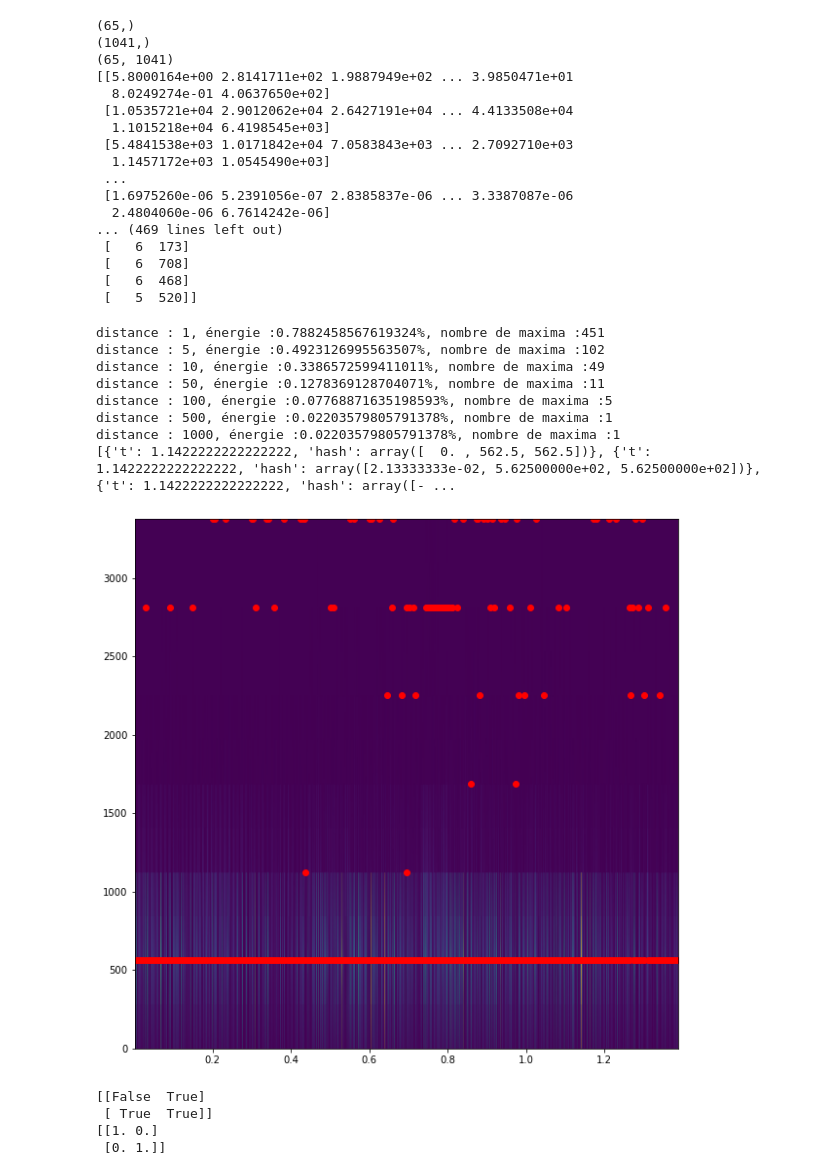
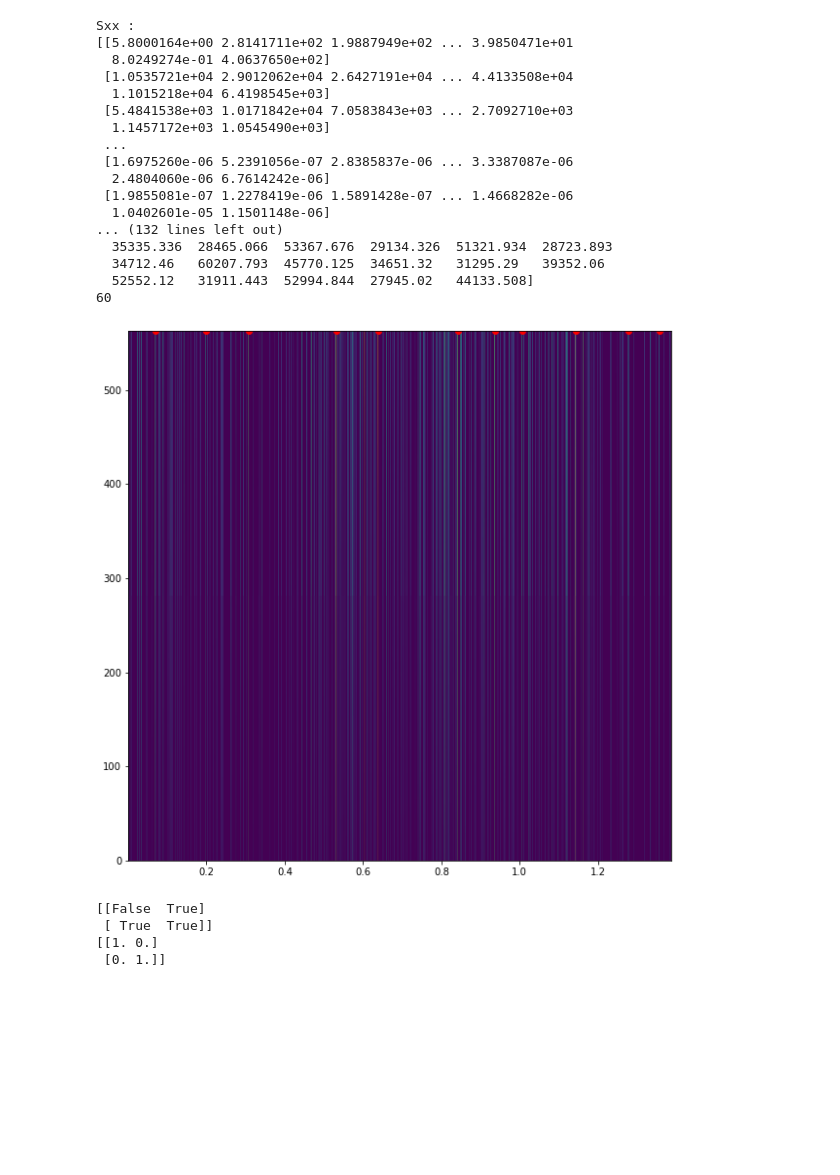
Before and after one commit to KilianPrvst/Projet_TDS, a Jupyter notebook: cr.ipynb, the cells around one changed output. Drawn from its saved outputs; the diff is of its cells as text; code cells hidden in the pictures; blank space fills up the shorter version.

```diff
--- a/cr.ipynb
+++ b/cr.ipynb
@@ -175,43 +193,34 @@ class Encoding:
 # %%
 # ----------------------------------------------
 # Run the script
 # ----------------------------------------------
 if __name__ == '__main__':
 
-    encoder = Encoding('samples\In The Throes - Asher Fulero.wav')
+    encoder = Encoding('samples\In The Throes - Asher Fulero.wav',tmin = 0, duration = None)
     fs, s = read('samples\In The Throes - Asher Fulero.wav')
     encoder.process(fs, s[800000:900000])
-    #encoder.display_spectrogram(display_anchors=True)
     encoder.display_spectrogram()
-    encoder.compare_distance()
-    print(encoder.hashes)
+    # #encoder.display_spectrogram(display_anchors=True)
+    print(len(encoder.hashes))
 # %% [output]
-(65,)
-(1041,)
-(65, 1041)
+Sxx :
 [[5.8000164e+00 2.8141711e+02 1.9887949e+02 ... 3.9850471e+01
   8.0249274e-01 4.0637650e+02]
  [1.0535721e+04 2.9012062e+04 2.6427191e+04 ... 4.4133508e+04
   1.1015218e+04 6.4198545e+03]
  [5.4841538e+03 1.0171842e+04 7.0583843e+03 ... 2.7092710e+03
   1.1457172e+03 1.0545490e+03]
  ...
  [1.6975260e-06 5.2391056e-07 2.8385837e-06 ... 3.3387087e-06
   2.4804060e-06 6.7614242e-06]
-... (469 lines left out)
- [   6  173]
- [   6  708]
- [   6  468]
- [   5  520]]
+ [1.9855081e-07 1.2278419e-06 1.5891428e-07 ... 1.4668282e-06
+  1.0402601e-05 1.1501148e-06]
+... (132 lines left out)
+  35335.336  28465.066  53367.676  29134.326  51321.934  28723.893
+  34712.46   60207.793  45770.125  34651.32   31295.29   39352.06
+  52552.12   31911.443  52994.844  27945.02   44133.508]
+60
-distance : 1, énergie :0.7882458567619324%, nombre de maxima :451
-distance : 5, énergie :0.4923126995563507%, nombre de maxima :102
-distance : 10, énergie :0.3386572599411011%, nombre de maxima :49
-distance : 50, énergie :0.1278369128704071%, nombre de maxima :11
-distance : 100, énergie :0.07768871635198593%, nombre de maxima :5
-distance : 500, énergie :0.02203579805791378%, nombre de maxima :1
-distance : 1000, énergie :0.02203579805791378%, nombre de maxima :1
-[{'t': 1.1422222222222222, 'hash': array([  0. , 562.5, 562.5])}, {'t': 1.1422222222222222, 'hash': array([2.13333333e-02, 5.62500000e+02, 5.62500000e+02])}, {'t': 1.1422222222222222, 'hash': array([- ...
-[figure, old version]
+[figure, new version]
 # %%
 # ----------------------------------------------------------------------------
 # Compares two set of hashes in order to determine if two audio files match
```
Also changed, not shown: parts of 1 cell of this notebook, 2 other files.
